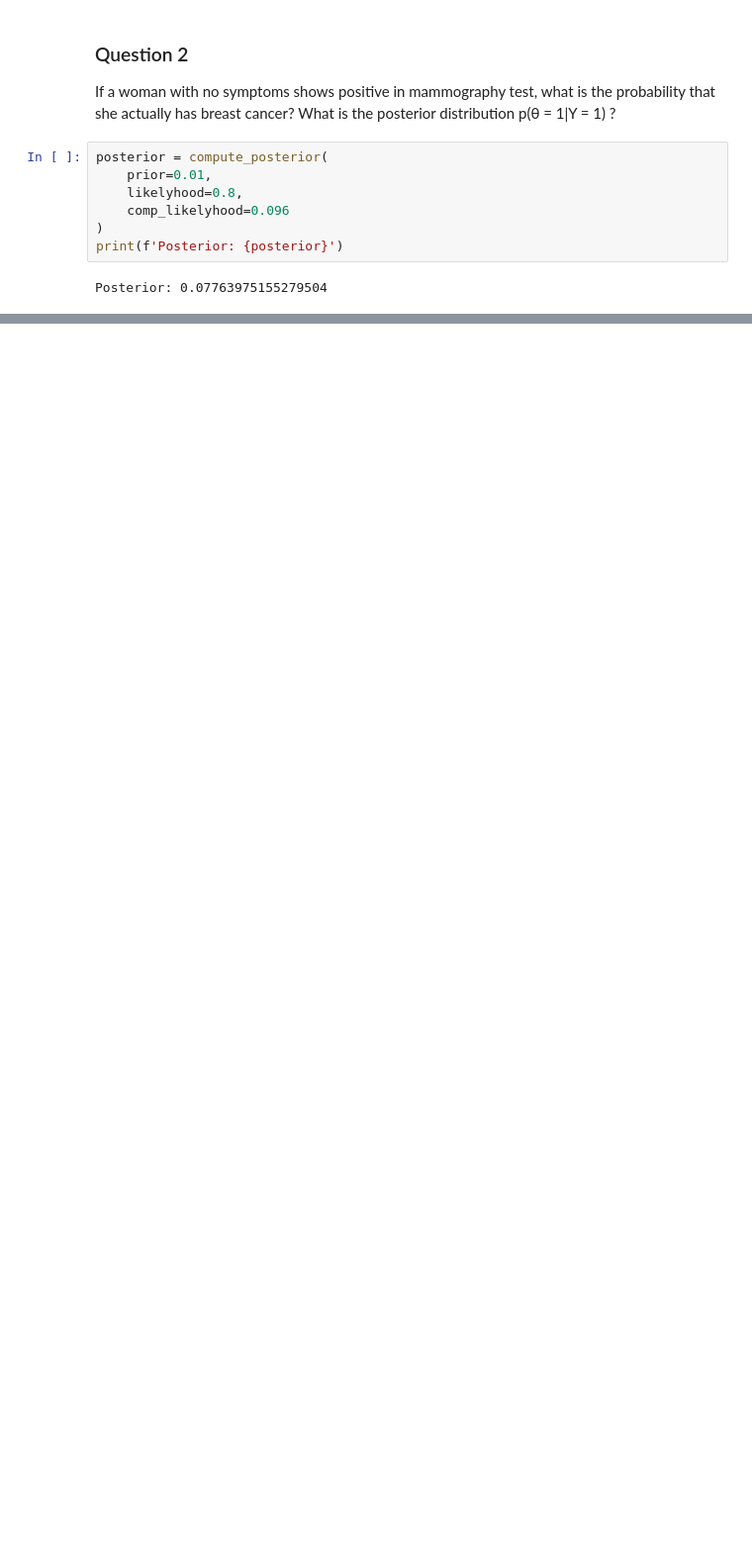
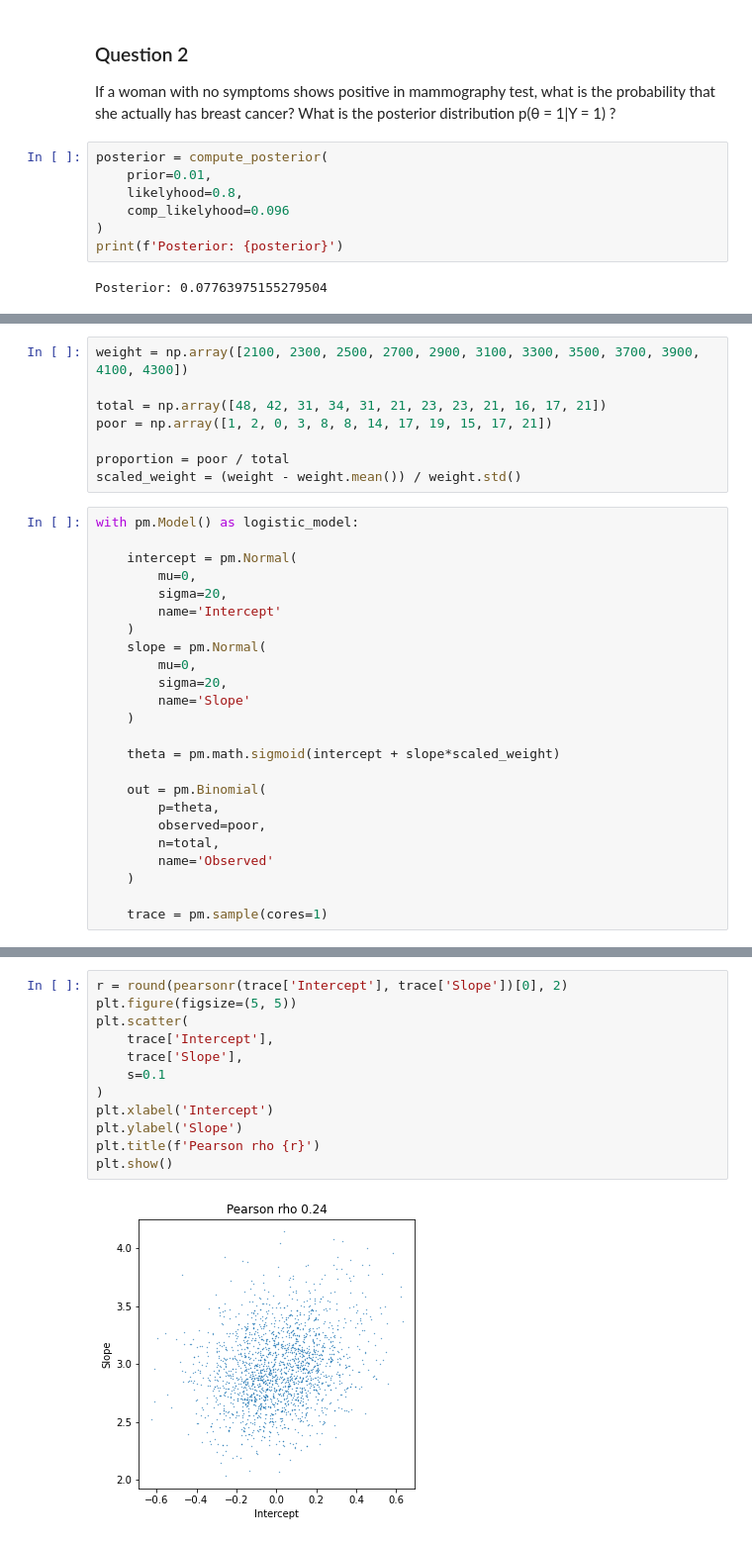
Before and after one commit to vb690/modules_comp_neuro_2021, a Jupyter notebook: advanced_quantitative_methods/units/3_bayesian_inference/unit_3_lab_assignement.ipynb, the cells around one changed output, grey strips where cells are left out. Shown at 99% size. Cells and saved outputs as stored; diff of their text form; blank space fills up the shorter version.

```diff
--- a/advanced_quantitative_methods/units/3_bayesian_inference/unit_3_lab_assignement.ipynb
+++ b/advanced_quantitative_methods/units/3_bayesian_inference/unit_3_lab_assignement.ipynb
@@ -103,0 +385,32 @@ Posterior: 0.07763975155279504
+# %%
+weight = np.array([2100, 2300, 2500, 2700, 2900, 3100, 3300, 3500, 3700, 3900, 4100, 4300])
+
+total = np.array([48, 42, 31, 34, 31, 21, 23, 23, 21, 16, 17, 21])
+poor = np.array([1, 2, 0, 3, 8, 8, 14, 17, 19, 15, 17, 21])
+
+proportion = poor / total
+scaled_weight = (weight - weight.mean()) / weight.std()
+# %%
+with pm.Model() as logistic_model:
+
+    intercept = pm.Normal(
+        mu=0,
+        sigma=20,
+        name='Intercept'
+    )
+    slope = pm.Normal(
+        mu=0,
+        sigma=20,
+        name='Slope'
+    )
+
+    theta = pm.math.sigmoid(intercept + slope*scaled_weight)
+
+    out = pm.Binomial(
+        p=theta,
+        observed=poor,
+        n=total,
+        name='Observed'
+    )
+
+    trace = pm.sample(cores=1)
@@ -103,0 +431,14 @@ Posterior: 0.07763975155279504
+# %%
+r = round(pearsonr(trace['Intercept'], trace['Slope'])[0], 2)
+plt.figure(figsize=(5, 5))
+plt.scatter(
+    trace['Intercept'],
+    trace['Slope'],
+    s=0.1
+)
+plt.xlabel('Intercept')
+plt.ylabel('Slope')
+plt.title(f'Pearson rho {r}')
+plt.show()
+# %% [output]
+[figure, added]
```
Also changed, not shown: parts of 23 cells of this notebook.
